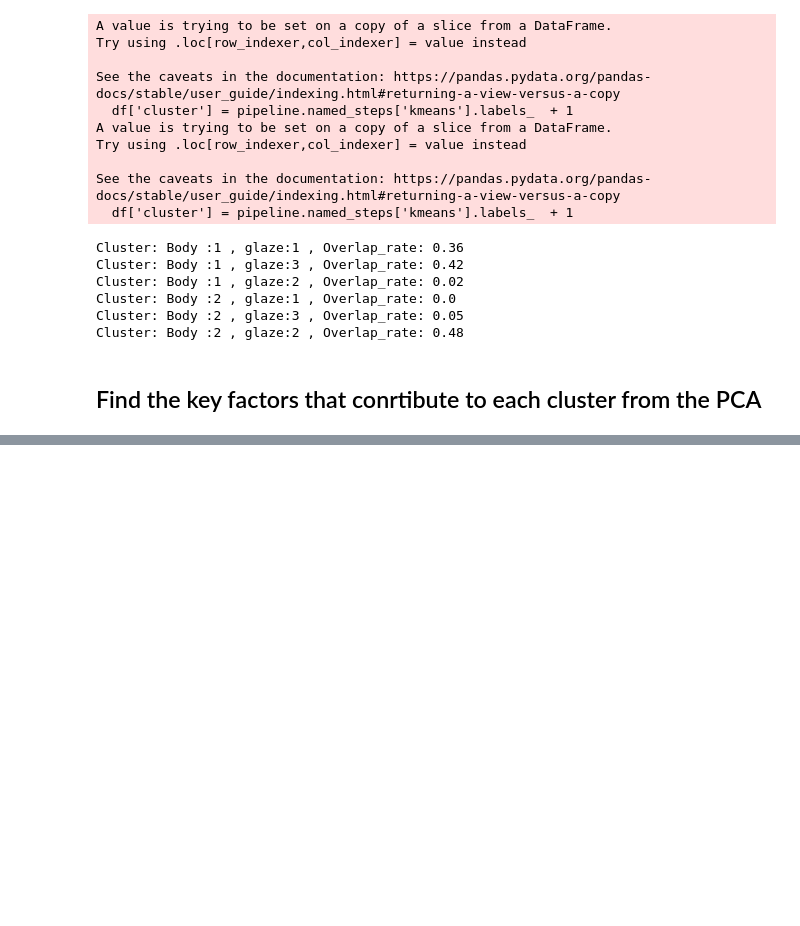
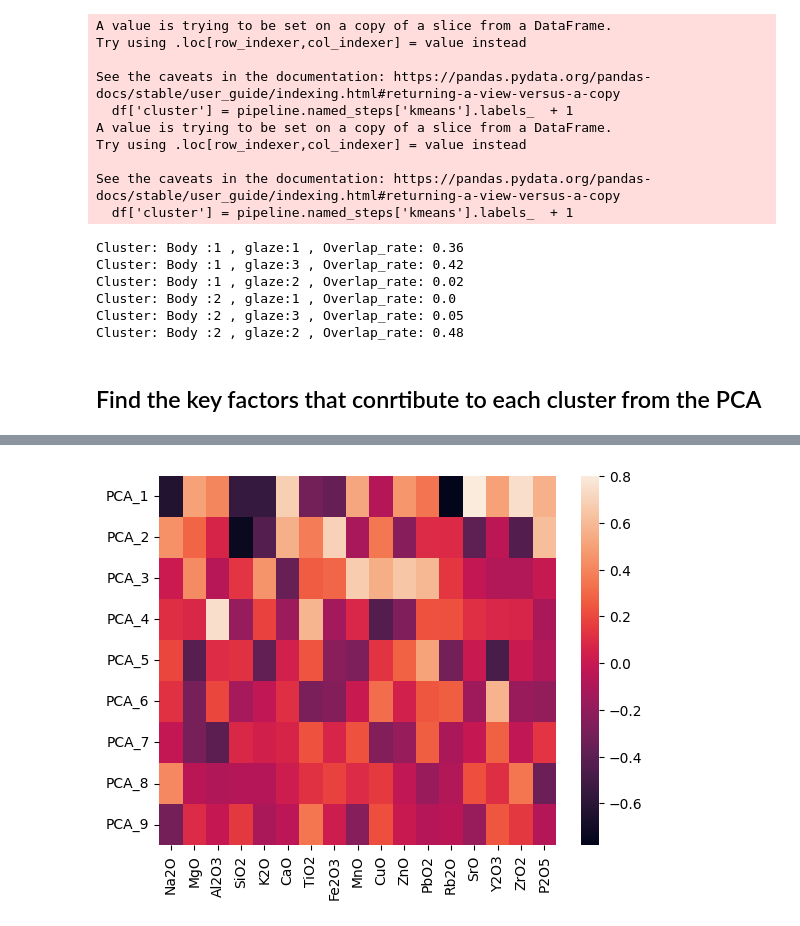
Before and after one commit to Benedictgr97/Chemical-comp-of-ceramic-clustering, a Jupyter notebook: Ceramic_clustering.ipynb, the cells around one changed output, grey strips where cells are left out. Cells and saved outputs as stored; diff of their text form; code cells hidden in the pictures; blank space fills up the shorter version.

```diff
--- a/Ceramic_clustering.ipynb
+++ b/Ceramic_clustering.ipynb
@@ -307,0 +355,3 @@ Cluster: Body :2 , glaze:2 , Overlap_rate: 0.48
+# %%
+factor_correlation(ceramic_glaze_df)
+# %% [output]
@@ -307,0 +368 @@ Cluster: Body :2 , glaze:2 , Overlap_rate: 0.48
+[figure, added]
```
Also changed, not shown: parts of 5 cells of this notebook.
